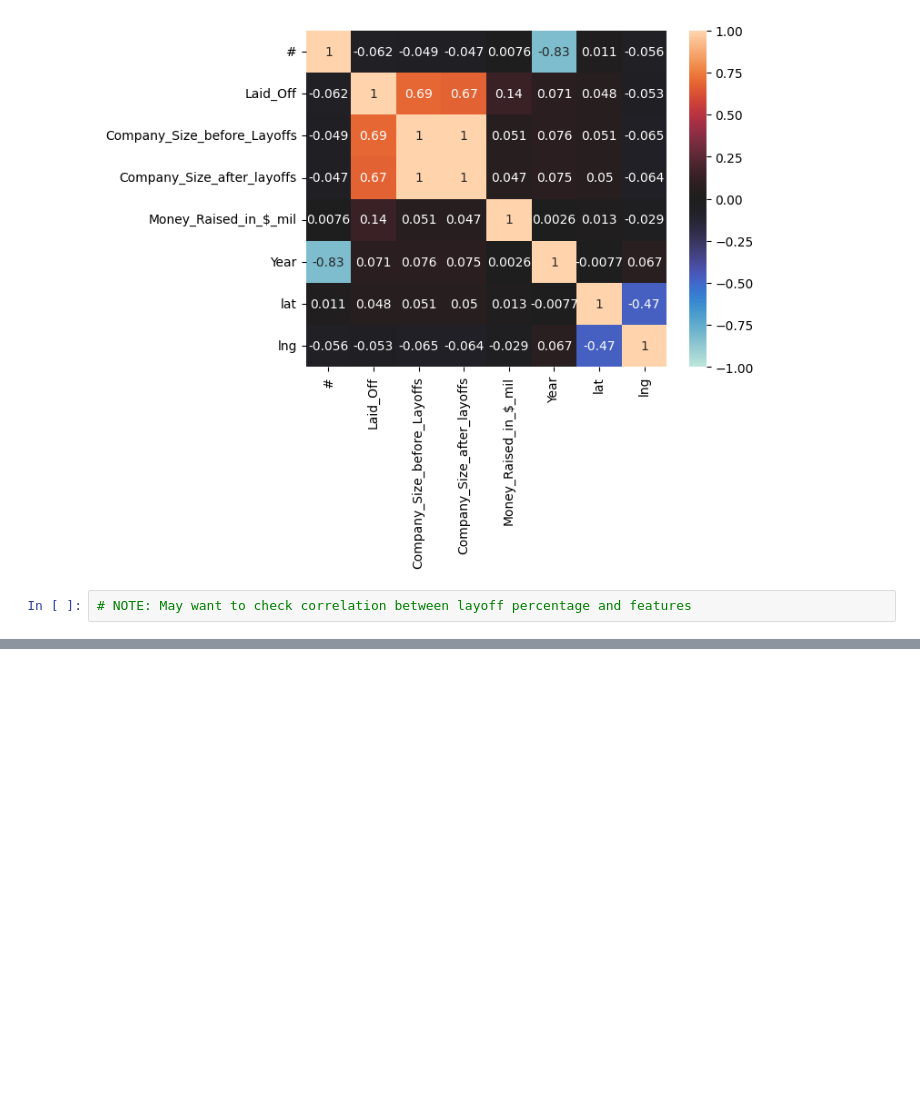
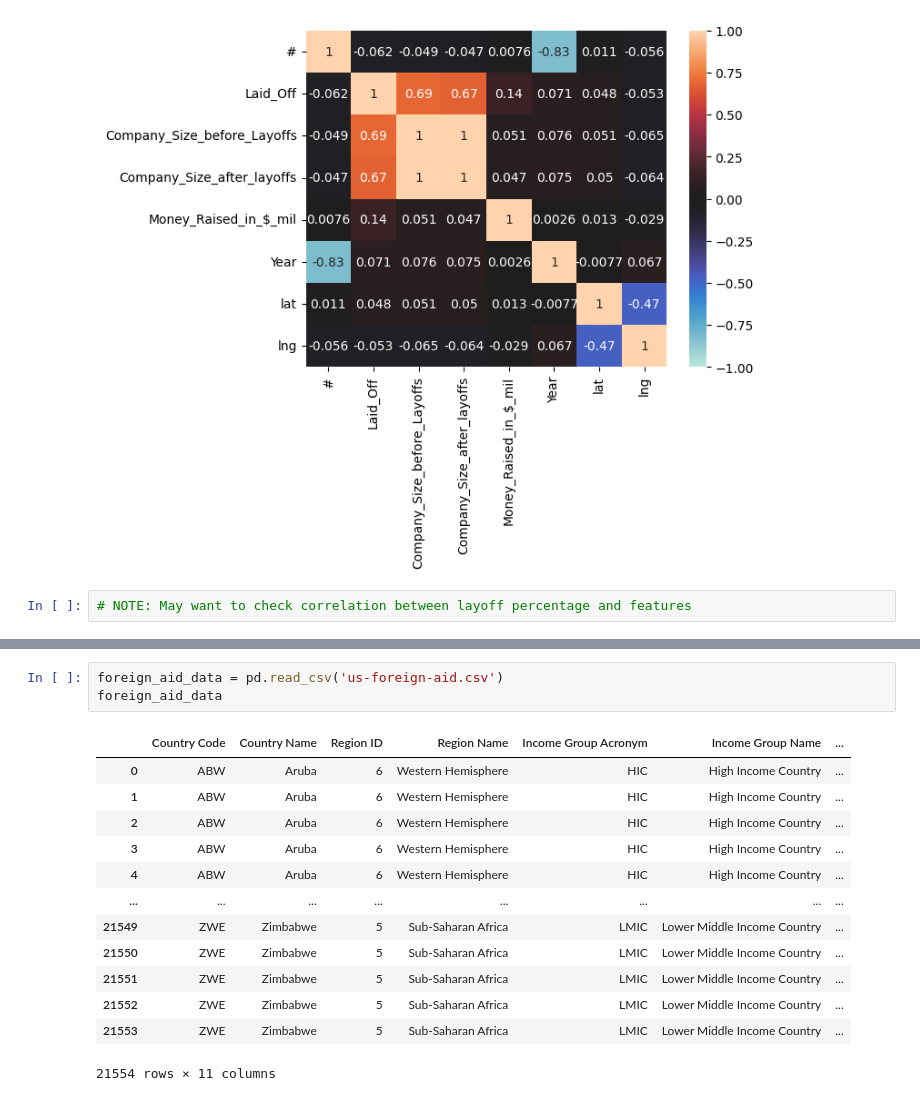
Before and after one commit to katulevskiy/tech_layoffs_ml, a Jupyter notebook: analyze_data.ipynb, the cells around one changed output, grey strips where cells are left out. Cells and saved outputs as stored; diff of their text form; blank space fills up the shorter version.

Commit message:
Begin foreign aid and gdp exploration

```diff
--- a/analyze_data.ipynb
+++ b/analyze_data.ipynb
@@ -294,0 +340,17 @@ sns.heatmap(corr, vmin=-1, vmax=1, center=0, annot=True)
+# %%
+foreign_aid_data = pd.read_csv('us-foreign-aid.csv')
+foreign_aid_data
+# %% [output]
+|  | Country Code | Country Name | Region ID | Region Name | Income Group Acronym | Income Group Name | ... |
+| 0 | ABW | Aruba | 6 | Western Hemisphere | HIC | High Income Country | ... |
+| 1 | ABW | Aruba | 6 | Western Hemisphere | HIC | High Income Country | ... |
+| 2 | ABW | Aruba | 6 | Western Hemisphere | HIC | High Income Country | ... |
+| 3 | ABW | Aruba | 6 | Western Hemisphere | HIC | High Income Country | ... |
+| 4 | ABW | Aruba | 6 | Western Hemisphere | HIC | High Income Country | ... |
+| ... | ... | ... | ... | ... | ... | ... | ... |
+| 21549 | ZWE | Zimbabwe | 5 | Sub-Saharan Africa | LMIC | Lower Middle Income Country | ... |
+| 21550 | ZWE | Zimbabwe | 5 | Sub-Saharan Africa | LMIC | Lower Middle Income Country | ... |
+| 21551 | ZWE | Zimbabwe | 5 | Sub-Saharan Africa | LMIC | Lower Middle Income Country | ... |
+| 21552 | ZWE | Zimbabwe | 5 | Sub-Saharan Africa | LMIC | Lower Middle Income Country | ... |
+| 21553 | ZWE | Zimbabwe | 5 | Sub-Saharan Africa | LMIC | Lower Middle Income Country | ... |
+21554 rows × 11 columns
```
Also changed, not shown: parts of 5 cells of this notebook.
